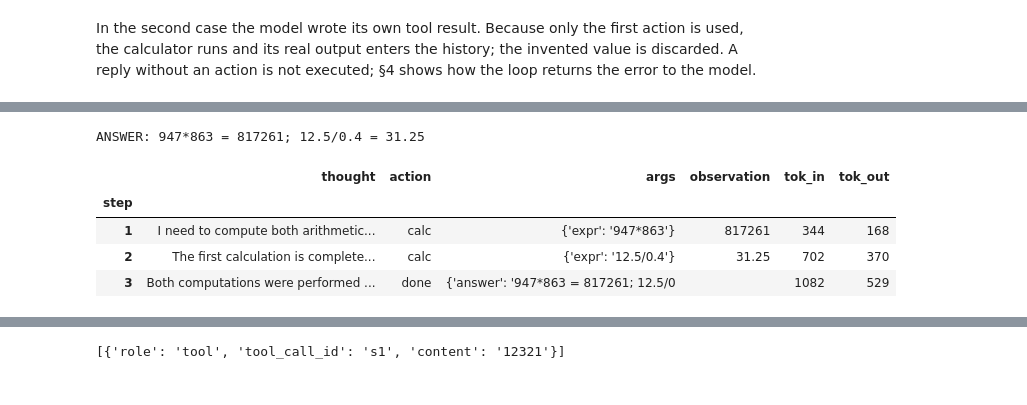
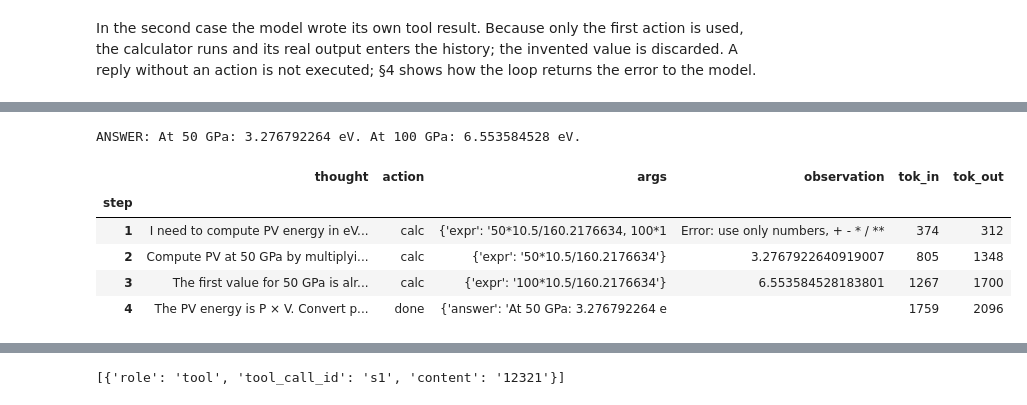
Before and after one commit to Superionichuan/agent-tutorial, a Jupyter notebook: notebooks/agent_tutorial.ipynb, the cells around one changed output, grey strips where cells are left out. Saved outputs shown, nothing was run; the diff lists cells and outputs as text; code cells hidden in the pictures.

```diff
--- a/notebooks/agent_tutorial.ipynb
+++ b/notebooks/agent_tutorial.ipynb
@@ -545,34 +600,36 @@ for i in range(max_steps):
 # %%
 # ▶ run a compound task and trace it: one row per ReAct step
 import pandas as pd
 from mini_agent import Agent
 
 def trace(agent, goal):
     """Run a goal; return (answer, trajectory table) built from the event stream."""
     ev = []
     answer = agent.run(goal, on_event=lambda t, **d: ev.append((t, d)))
     rows, cur = [], None
     for t, d in ev:
         if t == "step/think":
             cur = {"step": d["step"], "thought": d["thought"][:60],
                    "action": d["action"], "args": str(d["args"])[:36],
                    "observation": "", "tok_in": d["tokens_in"], "tok_out": d["tokens_out"]}
             rows.append(cur)
         elif t == "tool/result" and cur is not None:
             cur["observation"] = str(d["content"])[:36]
     return answer, pd.DataFrame(rows).set_index("step")
 
 agent = Agent(use_memory=False, skills=[])
-answer, tr = trace(agent, "Compute 947*863 and 12.5/0.4, then report both results.")
+answer, tr = trace(agent, "Compute the PV energy in eV of an atomic volume of 10.5 cubic angstroms "
+                     "at 50 GPa and at 100 GPa (1 eV/A^3 = 160.2176634 GPa), then report both values.")
 print("ANSWER:", answer)
 tr
 # %% [output]
-ANSWER: 947*863 = 817261; 12.5/0.4 = 31.25
+ANSWER: At 50 GPa: 3.276792264 eV. At 100 GPa: 6.553584528 eV.
 |  | thought | action | args | observation | tok_in | tok_out |
 | step |  |  |  |  |  |  |
-| 1 | I need to compute both arithmetic... | calc | {'expr': '947*863'} | 817261 | 344 | 168 |
-| 2 | The first calculation is complete... | calc | {'expr': '12.5/0.4'} | 31.25 | 702 | 370 |
-| 3 | Both computations were performed ... | done | {'answer': '947*863 = 817261; 12.5/0 |  | 1082 | 529 |
+| 1 | I need to compute PV energy in eV... | calc | {'expr': '50*10.5/160.2176634, 100*1 | Error: use only numbers, + - * / ** | 374 | 312 |
+| 2 | Compute PV at 50 GPa by multiplyi... | calc | {'expr': '50*10.5/160.2176634'} | 3.2767922640919007 | 805 | 1348 |
+| 3 | The first value for 50 GPa is alr... | calc | {'expr': '100*10.5/160.2176634'} | 6.553584528183801 | 1267 | 1700 |
+| 4 | The PV energy is P × V. Convert p... | done | {'answer': 'At 50 GPa: 3.276792264 e |  | 1759 | 2096 |
 # %% [markdown]
 Each row is one ReAct step: Thought, Action, Observation, token
 usage. The trajectory is data derived from the event stream, so any analysis
```
Also changed, not shown: parts of 54 cells of this notebook, 35 other files.
